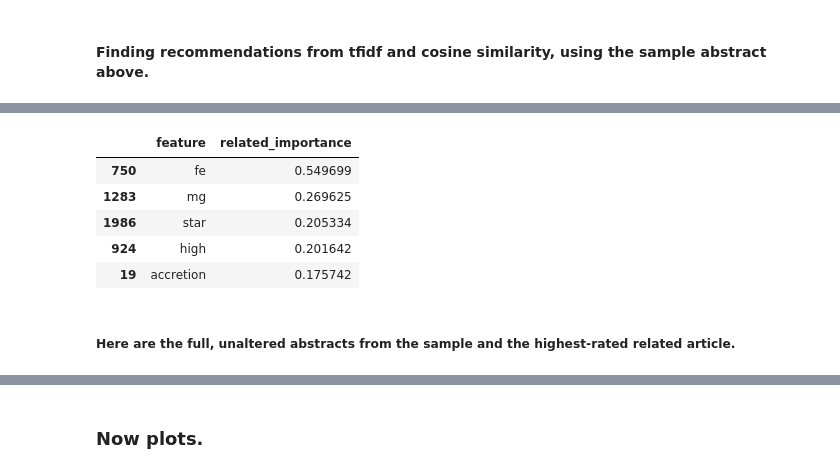
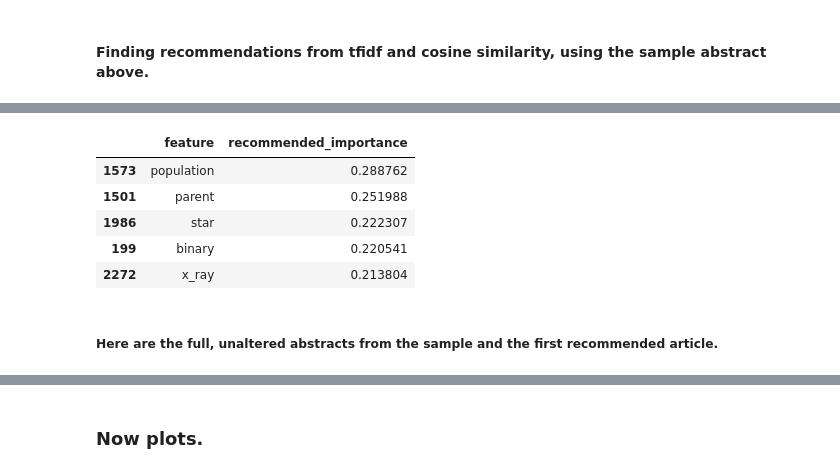
Before and after one commit to OhThatMisty/astro_categories, a Jupyter notebook: notebooks/ArXiv_modeling.ipynb, the cells around one changed output, grey strips where cells are left out. Cells and saved outputs as stored; diff of their text form; code cells hidden in the pictures.

```diff
--- a/notebooks/ArXiv_modeling.ipynb
+++ b/notebooks/ArXiv_modeling.ipynb
@@ -131,7 +131,7 @@ Sample abstract to demonstrate cleaning (or verify good import):
 
 # Set up the model for vectorizing/calculating the similarity; words must appear
 # in at least 400 documents.
-tfidf = TfidfVectorizer(ngram_range=(1,3), min_df=400)
+tfidf = TfidfVectorizer(ngram_range=(1,3), min_df=400, max_df=0.9)
 
 # Transform/fit the training and test data to the model
 tfidf_matrix = tfidf.fit_transform(text[:train_docs]).todense()
@@ -191,12 +188,12 @@ related_abstracts
 # %%
-# Get the features of the sample article
+# Get the features of the sample abstract
 sample_features = dict(article_df.iloc[article_idx])
 sample_features = pd.DataFrame.from_dict(sample_features, orient='index').reset_index()
 sample_features.columns = ['feature', 'sample_importance']
-# Get the features for the highest-ranked related article
+# Get the features for the recommended abstract
 related_features = dict(tfidf_df.iloc[related_indices[0]])
 related_features = pd.DataFrame.from_dict(related_features, orient='index').reset_index()
-related_features.columns = ['feature', 'related_importance']
+related_features.columns = ['feature', 'recommended_importance']
 # Concat dfs
 features_df = sample_features.merge(related_features, on='feature')
 features_df.loc[features_df.sample_importance > 0].sort_values(by='sample_importance', ascending=False)[:10]
@@ -217,14 +214,14 @@ features_df.loc[features_df.sample_importance > 0].sort_values(by='sample_import
 # %%
-related_features.sort_values(by='related_importance', ascending=False)[:5]
+related_features.sort_values(by='recommended_importance', ascending=False)[:5]
 # %% [output]
-|  | feature | related_importance |
-| 750 | fe | 0.549699 |
-| 1283 | mg | 0.269625 |
-| 1986 | star | 0.205334 |
-| 924 | high | 0.201642 |
-| 19 | accretion | 0.175742 |
+|  | feature | recommended_importance |
+| 1573 | population | 0.288762 |
+| 1501 | parent | 0.251988 |
+| 1986 | star | 0.222307 |
+| 199 | binary | 0.220541 |
+| 2272 | x_ray | 0.213804 |
 # %% [markdown]
-##### Here are the full, unaltered abstracts from the sample and the highest-rated related article.
+##### Here are the full, unaltered abstracts from the sample and the first recommended article.
 # %%
 # Get the abstract for the sample article
 # Abstract is unaltered from download (more human-readable but includes formatting).
```
Also changed, not shown: parts of 12 cells of this notebook.
